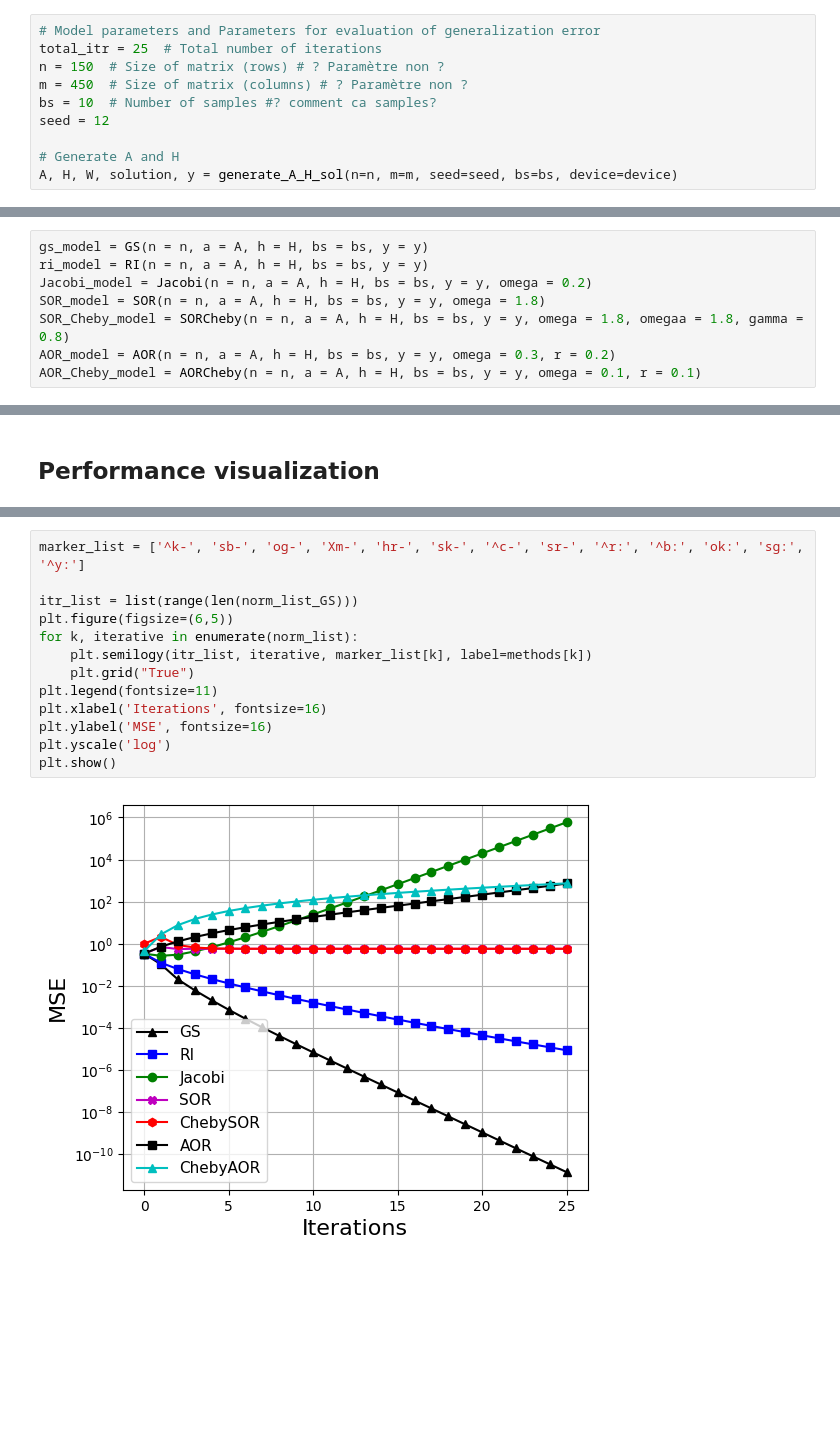
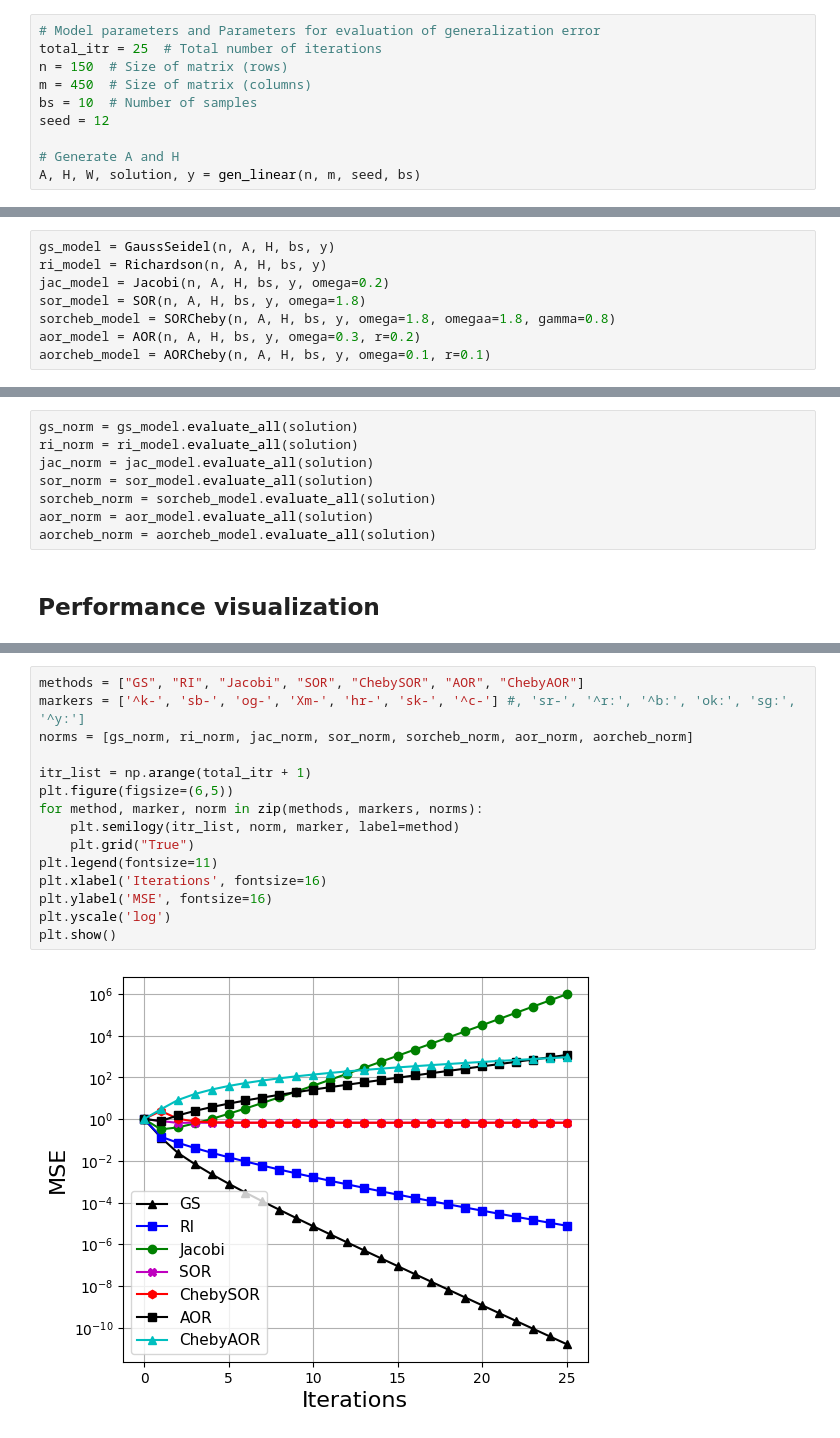
Before and after one commit to Salahberra2022/deep-unfolding, a Jupyter notebook: Tutorials/methods.ipynb, the cells around one changed output, grey strips where cells are left out. Saved outputs shown, nothing was run; the diff lists cells and outputs as text; blank space fills up the shorter version.

Commit message:
Update methods.ipynb according to iterative refactor

```diff
--- a/Tutorials/methods.ipynb
+++ b/Tutorials/methods.ipynb
@@ -37,10 +35,10 @@ We also define the number of iterations we want to have for our algorithms to co
 # %%
 # Model parameters and Parameters for evaluation of generalization error
 total_itr = 25  # Total number of iterations
-n = 150  # Size of matrix (rows) # ? Paramètre non ?
-m = 450  # Size of matrix (columns) # ? Paramètre non ?
-bs = 10  # Number of samples #? comment ca samples?
+n = 150  # Size of matrix (rows)
+m = 450  # Size of matrix (columns)
+bs = 10  # Number of samples
 seed = 12
 
 # Generate A and H
-A, H, W, solution, y = generate_A_H_sol(n=n, m=m, seed=seed, bs=bs, device=device)
+A, H, W, solution, y = gen_linear(n, m, seed, bs)
@@ -55,9 +49,9 @@ We instantiate all the approaches
 # %%
-gs_model = GS(n = n, a = A, h = H, bs = bs, y = y)
-ri_model = RI(n = n, a = A, h = H, bs = bs, y = y)
-Jacobi_model = Jacobi(n = n, a = A, h = H, bs = bs, y = y, omega = 0.2)
-SOR_model = SOR(n = n, a = A, h = H, bs = bs, y = y, omega = 1.8)
-SOR_Cheby_model = SORCheby(n = n, a = A, h = H, bs = bs, y = y, omega = 1.8, omegaa = 1.8, gamma = 0.8)
-AOR_model = AOR(n = n, a = A, h = H, bs = bs, y = y, omega = 0.3, r = 0.2)
-AOR_Cheby_model = AORCheby(n = n, a = A, h = H, bs = bs, y = y, omega = 0.1, r = 0.1)
+gs_model = GaussSeidel(n, A, H, bs, y)
+ri_model = Richardson(n, A, H, bs, y)
+jac_model = Jacobi(n, A, H, bs, y, omega=0.2)
+sor_model = SOR(n, A, H, bs, y, omega=1.8)
+sorcheb_model = SORCheby(n, A, H, bs, y, omega=1.8, omegaa=1.8, gamma=0.8)
+aor_model = AOR(n, A, H, bs, y, omega=0.3, r=0.2)
+aorcheb_model = AORCheby(n, A, H, bs, y, omega=0.1, r=0.1)
 # %% [markdown]
@@ -73,2 +69,10 @@ s_hat_AOR_Cheby, norm_list_AOR_Cheby = model_iterations(total_itr = total_itr, n
+# %%
+gs_norm = gs_model.evaluate_all(solution)
+ri_norm = ri_model.evaluate_all(solution)
+jac_norm = jac_model.evaluate_all(solution)
+sor_norm = sor_model.evaluate_all(solution)
+sorcheb_norm = sorcheb_model.evaluate_all(solution)
+aor_norm = aor_model.evaluate_all(solution)
+aorcheb_norm = aorcheb_model.evaluate_all(solution)
 # %% [markdown]
 ## Performance visualization
@@ -79,15 +79,17 @@ methods = ["GS", "RI", "Jacobi", "SOR", "ChebySOR", "AOR", "ChebyAOR"]
 # %%
-marker_list = ['^k-', 'sb-', 'og-', 'Xm-', 'hr-', 'sk-', '^c-', 'sr-', '^r:', '^b:', 'ok:', 'sg:', '^y:']
+methods = ["GS", "RI", "Jacobi", "SOR", "ChebySOR", "AOR", "ChebyAOR"]
+markers = ['^k-', 'sb-', 'og-', 'Xm-', 'hr-', 'sk-', '^c-'] #, 'sr-', '^r:', '^b:', 'ok:', 'sg:', '^y:']
+norms = [gs_norm, ri_norm, jac_norm, sor_norm, sorcheb_norm, aor_norm, aorcheb_norm]
 
-itr_list = list(range(len(norm_list_GS)))
+itr_list = np.arange(total_itr + 1)
 plt.figure(figsize=(6,5))
-for k, iterative in enumerate(norm_list):
-    plt.semilogy(itr_list, iterative, marker_list[k], label=methods[k])
+for method, marker, norm in zip(methods, markers, norms):
+    plt.semilogy(itr_list, norm, marker, label=method)
     plt.grid("True")
 plt.legend(fontsize=11)
 plt.xlabel('Iterations', fontsize=16)
 plt.ylabel('MSE', fontsize=16)
 plt.yscale('log')
 plt.show()
 # %% [output]
-[figure, old version]
+[figure, new version]
```
Also changed, not shown: parts of 10 cells of this notebook.
